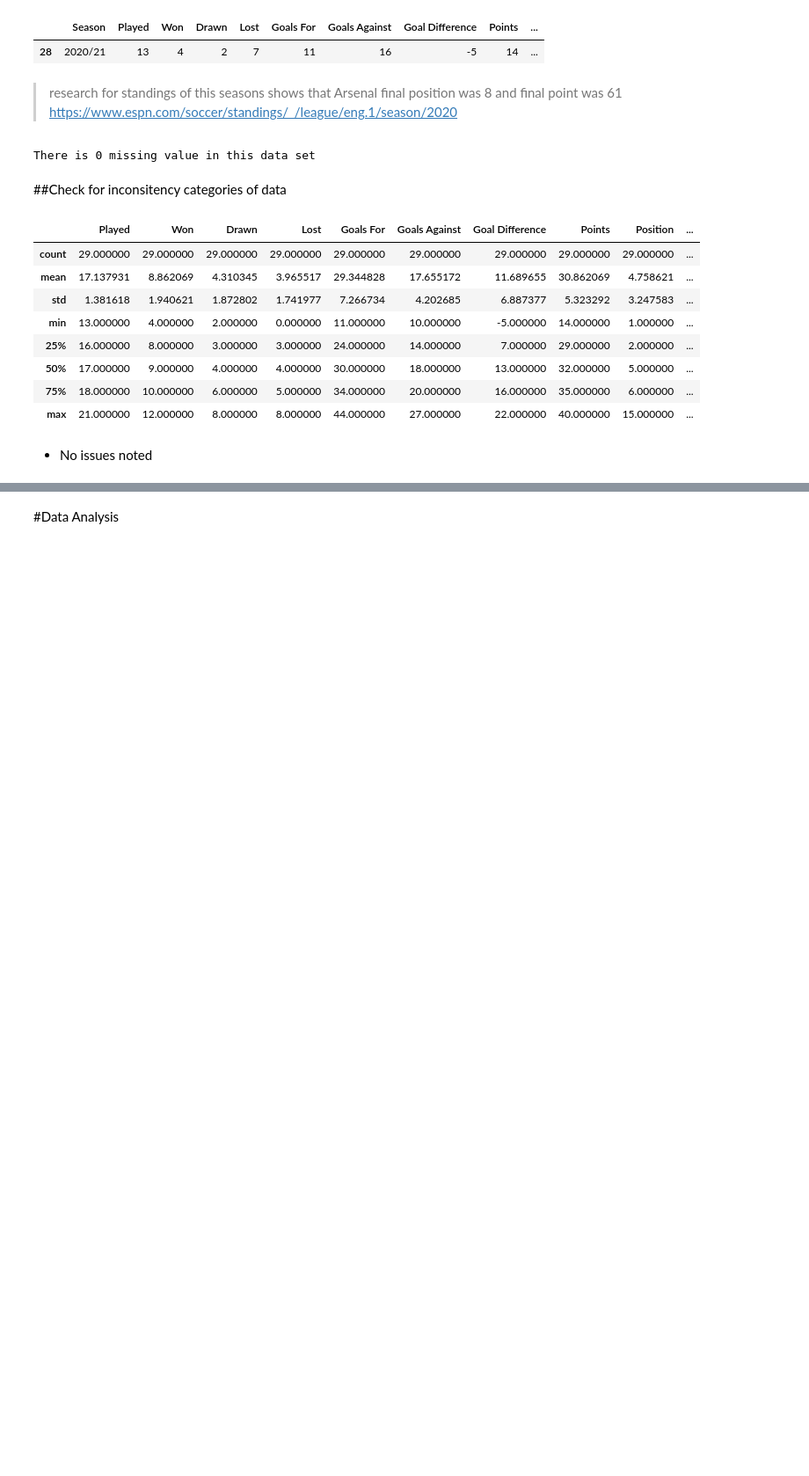
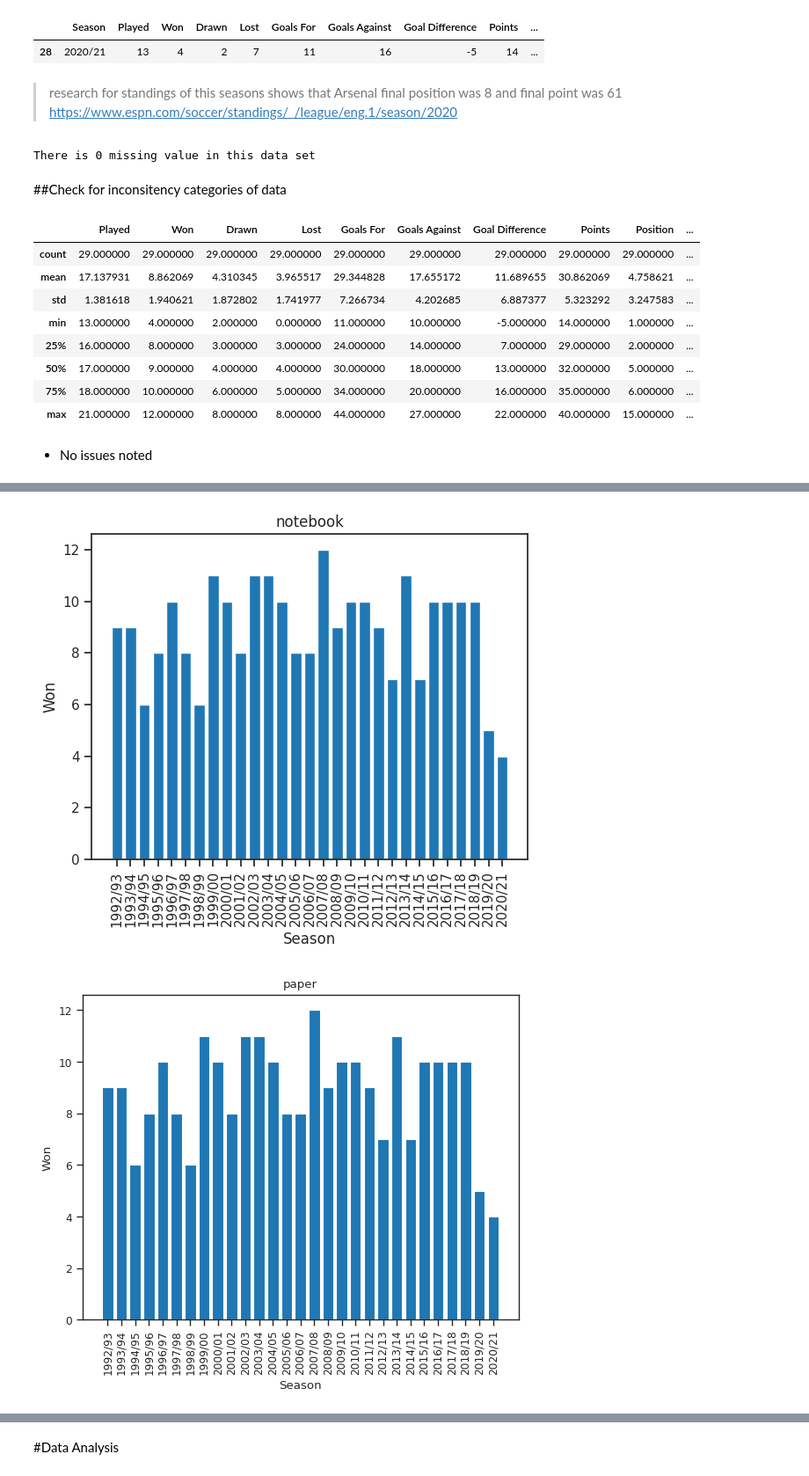
Before and after one commit to J4sonN/Arsenal-s-Worst-EPL-Starts, a Jupyter notebook: Arsenal's_worst_PL_starts.ipynb, the cells around one changed output, grey strips where cells are left out. Shown at 88% size. Saved outputs shown, nothing was run; the diff lists cells and outputs as text; code cells hidden in the pictures; blank space fills up the shorter version.

```diff
--- a/Arsenal's_worst_PL_starts.ipynb
+++ b/Arsenal's_worst_PL_starts.ipynb
@@ -151,0 +176,9 @@ df.describe(include='number')
+# %%
+for context_name in ['notebook','paper','poster','talk']:
+    with sns.plotting_context(context_name):
+        fig,ax =  my_barplot(df)
+        ax.set_title(context_name)
+        plt.show()
+# %% [output]
+[figure, added]
+[figure, added]
```
Also changed, not shown: parts of 26 cells of this notebook.
